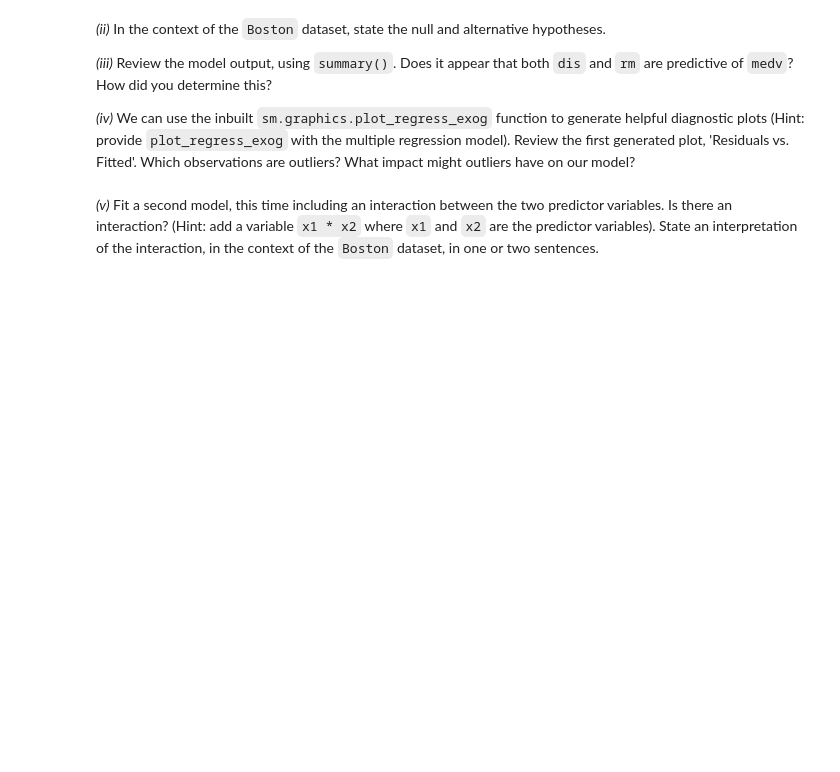
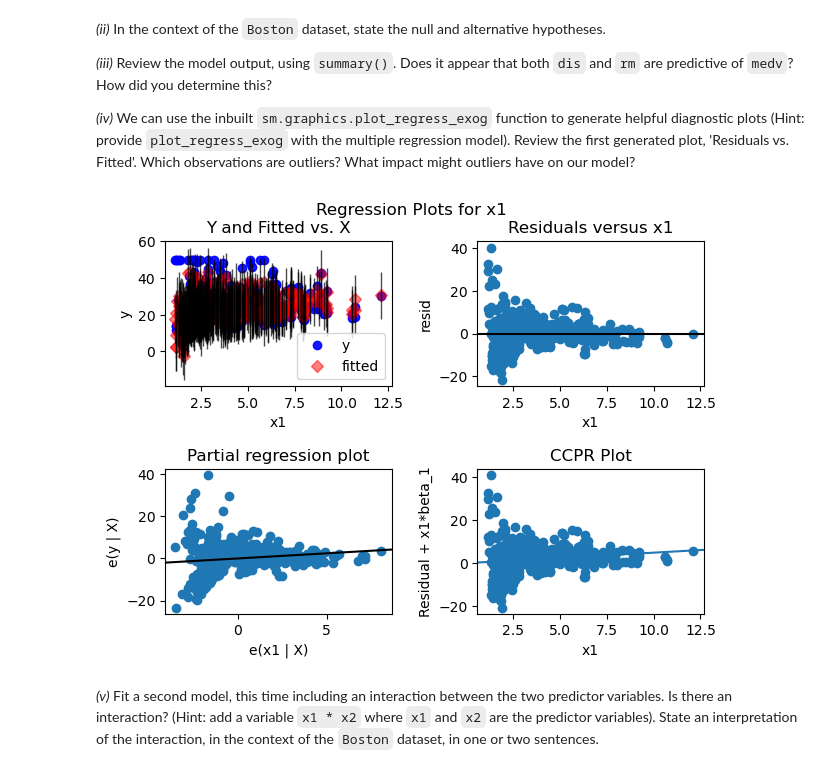
Before and after one commit to UofT-DSI/applying_statistical_concepts, a Jupyter notebook: 02_assignments/assignment_1.ipynb, the cells around one changed output. Cells and saved outputs as stored; diff of their text form; code cells hidden in the pictures; blank space fills up the shorter version.

Commit message:
Completed assignment but if you could clear up the last question for me that would be great

```diff
--- a/02_assignments/assignment_1.ipynb
+++ b/02_assignments/assignment_1.ipynb
@@ -103,6 +210,23 @@ _(iii)_ Review the model output, using `summary()`. Does it appear that both `di
 _(iv)_ We can use the inbuilt `sm.graphics.plot_regress_exog` function to generate helpful diagnostic plots (Hint: provide `plot_regress_exog` with the multiple regression model). Review the first generated plot, 'Residuals vs. Fitted'. Which observations are outliers? What impact might outliers have on our model?
 # %%
 # Add your code here
+'''
+(ii)
+Null : Both rm and dis are not predictive of mdev (zero slope both x1 and x2)
+Alternative : Either rm or dis is predictive of mdev (aleast one slope is non zero)
+
+(iii)
+Both rm and dis are predictive of mdev as both p values are well below 0.05.
+
+(iv)
+There are alot more blue dots(non-fitted medv) away from red diamonds(linear regression fitted mdev) at low x1 (dis), suggesting that bigger amount of outliers in the median home price at lower distance.
+This is also evident by Residual vs x1 plot where there is greater variance in Residuals at lower x1 (dis)
+Outliers can disproportionately influence the model, making the regression line less accurate for the bulk of the data.
+'''
+fig = sm.graphics.plot_regress_exog(model, 'x1')
+plt.show()
+# %% [output]
+[figure, added]
 # %% [markdown]
 _(v)_ Fit a second model, this time including an interaction between the two predictor variables. Is there an interaction? (Hint: add a variable `x1 * x2` where `x1` and `x2` are the predictor variables). State an interpretation of the interaction, in the context of the `Boston` dataset, in one or two sentences.
 # %%
```
Also changed, not shown: parts of 11 cells of this notebook.
